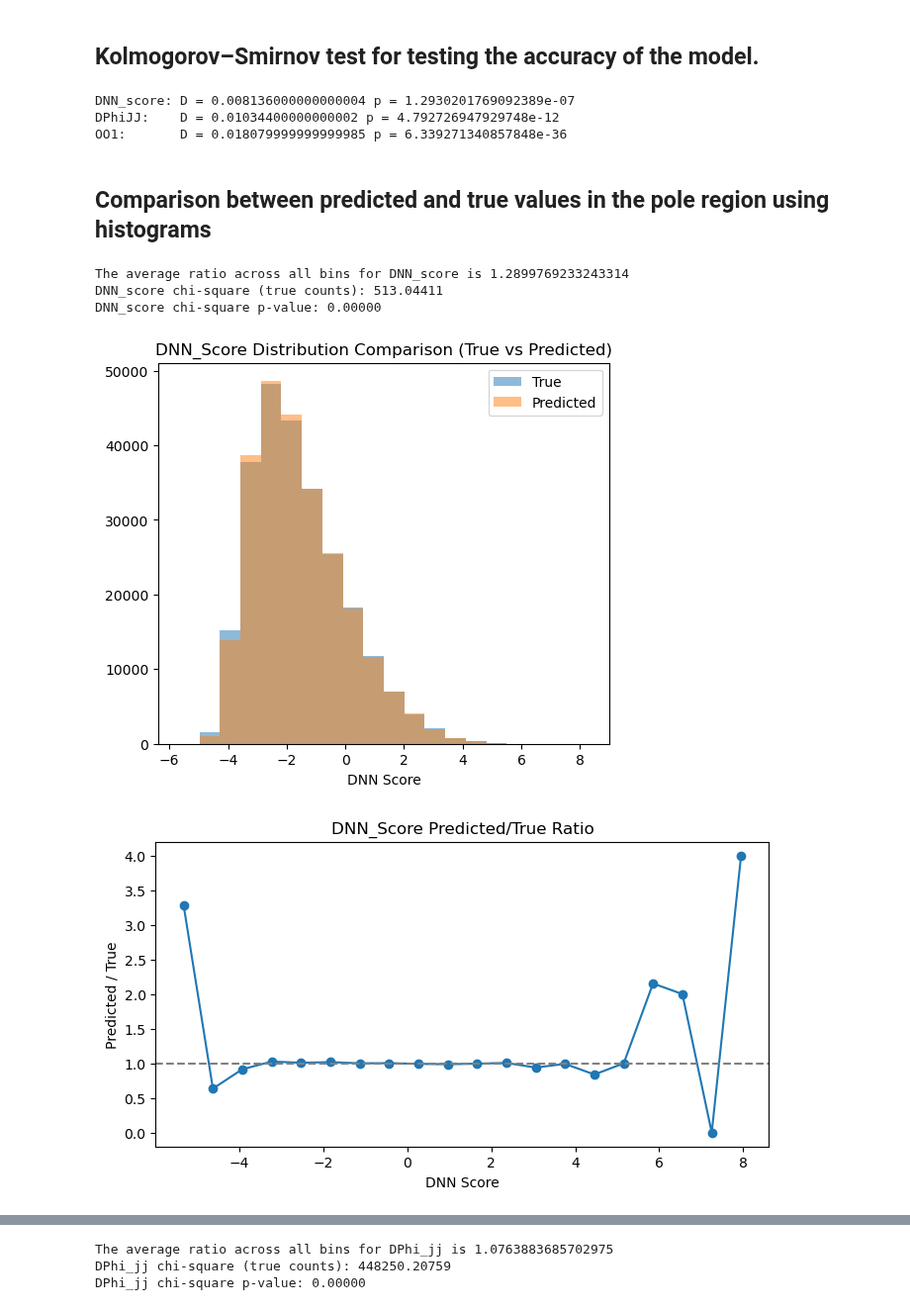
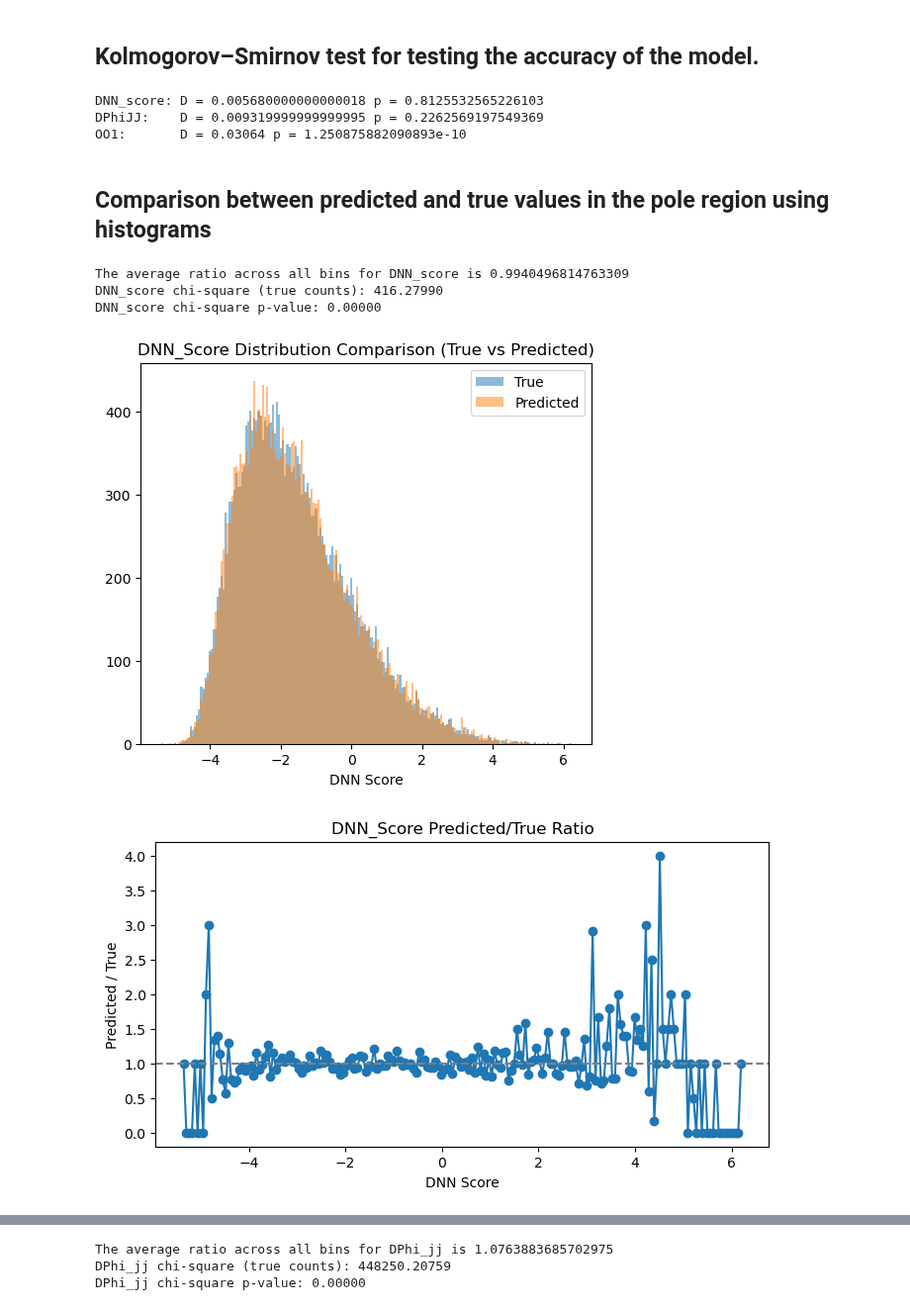
Before and after one commit to Pigwiggy/senior-honours-project, a Jupyter notebook: multifeature_flow-matching2.0.ipynb, the cells around one changed output, grey strips where cells are left out. Shown at 99% size. Cells and saved outputs as stored; diff of their text form; code cells hidden in the pictures.

```diff
--- a/multifeature_flow-matching2.0.ipynb
+++ b/multifeature_flow-matching2.0.ipynb
@@ -158,7 +154,7 @@ model = ConditionalMLP(
     cond_dim=1,
     )
 
-num_steps = 500000
+num_steps = 25000
 # Added cosine scheduler and AdamW optimizer with a lower learning rate to help with training stability
 model = model.to(device)  # Move model to GPU/CPU
 optim = torch.optim.AdamW(model.parameters(), lr=1e-5)
@@ -427,8 +428,9 @@ csv2.to_csv(f'data_dump/sampled_data/training{training_steps/1000}k_samples{samp
 # %%
 from scipy.stats import ks_2samp
 
-# true_points_pole = pd.read_csv('data_dump/multi_true_pole_region.csv')
-# pred_points_pole = pd.read_csv('data_dump/multi_predicted_pole_region.csv')
+# Remove comment #s and replace the file paths with desired data to perform statistical analysis
+true_points_pole = pd.read_csv('data_dump/sampled_data/training1000.0k_samples25.0k_true.csv')
+pred_points_pole = pd.read_csv('data_dump/sampled_data/training1000.0k_samples25.0k_predicted.csv')
 
 real_dnn = true_points_pole['DNN_score'].to_numpy()
 model_dnn = pred_points_pole['DNN_score'].to_numpy()
@@ -446,9 +448,9 @@ print("DNN_score: D =", D_dnn, "p =", p_dnn)
 print("DPhiJJ:    D =", D_dphi, "p =", p_dphi)
 print("OO1:       D =", D_oo1, "p =", p_oo1)
 # %% [output]
-DNN_score: D = 0.008136000000000004 p = 1.2930201769092389e-07
-DPhiJJ:    D = 0.01034400000000002 p = 4.792726947929748e-12
-OO1:       D = 0.018079999999999985 p = 6.339271340857848e-36
+DNN_score: D = 0.005680000000000018 p = 0.8125532565226103
+DPhiJJ:    D = 0.009319999999999995 p = 0.2262569197549369
+OO1:       D = 0.03064 p = 1.250875882090893e-10
 # %% [markdown]
 ## Comparison between predicted and true values in the pole region using histograms
 # %%
@@ -459,7 +461,7 @@ DNN_pred_df = np.sort(pred_points_pole[['DNN_score']].to_numpy())
 # For plotting the ratios of the histograms
 DNN_true_vals = DNN_true_df.ravel()
 DNN_pred_vals = DNN_pred_df.ravel()
-DNN_num_bins = 20
+DNN_num_bins = 200
 DNN_bin_edges = np.histogram_bin_edges(np.concatenate([DNN_true_vals, DNN_pred_vals]), bins=DNN_num_bins)
 DNN_true_counts = np.histogram(DNN_true_vals, bins=DNN_bin_edges)[0]
 DNN_pred_counts = np.histogram(DNN_pred_vals, bins=DNN_bin_edges)[0]
@@ -474,37 +476,37 @@ for i in range(len(DNN_ratio)):
 print(f"The average ratio across all bins for DNN_score is {np.mean(DNN_ratio)}")
 
 # Using chi-square test to compare the predicted and true counts in each bin of the DNN_score distribution
 DNN_chi_square = np.sum((DNN_pred_counts - DNN_true_counts)**2 / np.maximum(DNN_true_counts, 1))
 print(f"DNN_score chi-square (true counts): {DNN_chi_square:.5f}")
 p_value = 1 - stats.chi2.cdf(DNN_chi_square, df=DNN_num_bins-1)
 print(f"DNN_score chi-square p-value: {p_value:.5f}")
 
 # Bin centers for plotting
 DNN_bin_centers = 0.5 * (DNN_bin_edges[:-1] + DNN_bin_edges[1:])
 
 plt.figure(1, figsize=(20, 5))
 plt.subplot(1, 3, 1)
 plt.hist(DNN_true_df, bins=DNN_bin_edges, alpha=0.5, label='True')
 plt.hist(DNN_pred_df, bins=DNN_bin_edges, alpha=0.5, label='Predicted')
 plt.xlabel('DNN Score')
 plt.title('DNN_Score Distribution Comparison (True vs Predicted)')
 plt.legend()
 plt.savefig('graphs/DNN_score_comparison.png')
 
 plt.figure(figsize=(8, 4))
 plt.plot(DNN_bin_centers, DNN_ratio, marker='o')
 plt.axhline(1.0, color='gray', linestyle='--')
 plt.xlabel('DNN Score')
 plt.ylabel('Predicted / True')
 plt.title('DNN_Score Predicted/True Ratio')
 plt.savefig('graphs/DNN_score_ratio.png')
 plt.show()
 # %% [output]
-The average ratio across all bins for DNN_score is 1.2899769233243314
-DNN_score chi-square (true counts): 513.04411
+The average ratio across all bins for DNN_score is 0.9940496814763309
+DNN_score chi-square (true counts): 416.27990
 DNN_score chi-square p-value: 0.00000
-[figure, old version]
+[figure, new version]
-[figure, old version]
+[figure, new version]
 # %%
 # OO1 distribution
 OO1_true_df = np.sort(true_points_pole[['OO1']].to_numpy())
```
Also changed, not shown: parts of 11 cells of this notebook, 1 other file.
